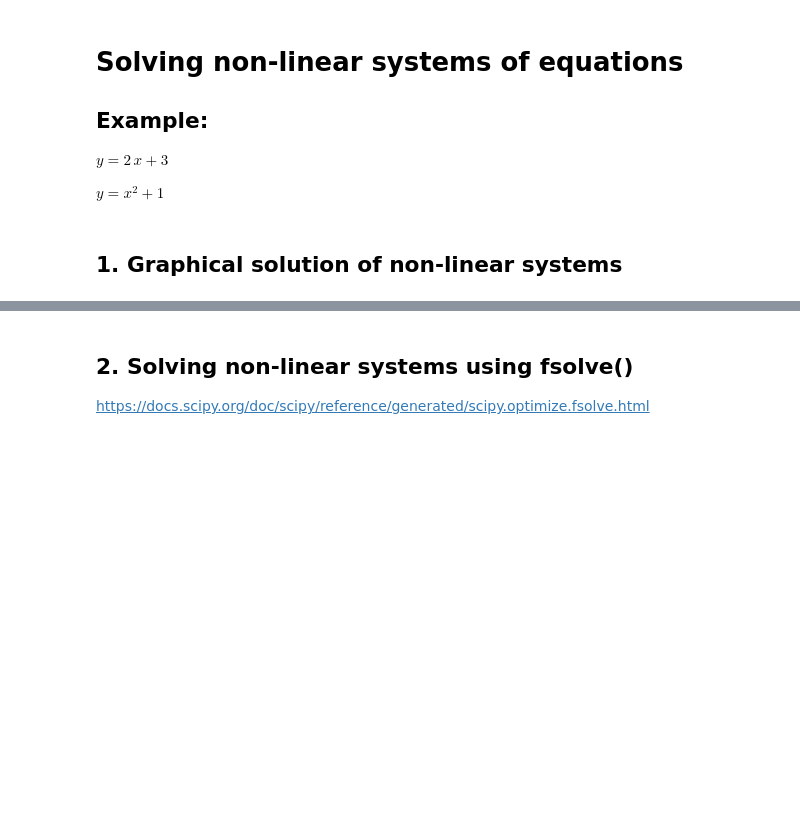
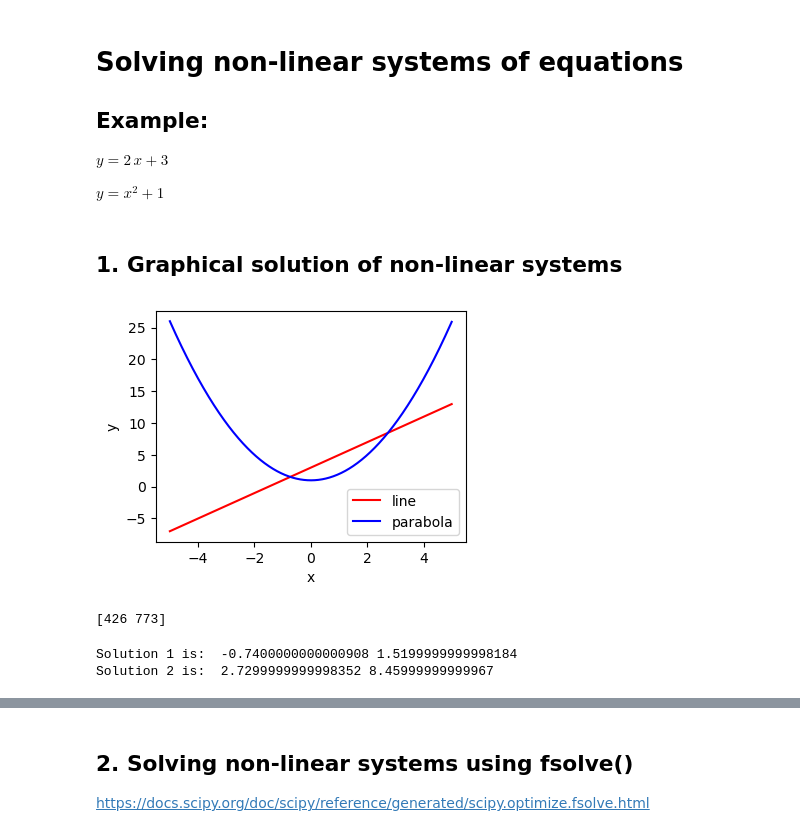
Before and after one commit to wbandabarragan/computational-physics-1, a Jupyter notebook: unit-2/210-non-linear-systems.ipynb, the cells around one changed output, grey strips where cells are left out. Drawn from its saved outputs; the diff is of its cells as text; code cells hidden in the pictures; blank space fills up the shorter version.

```diff
--- a/unit-2/210-non-linear-systems.ipynb
+++ b/unit-2/210-non-linear-systems.ipynb
@@ -11,0 +17,40 @@ $y = x^2 +1$
+# %%
+# 1. First we generate a vector for x
+
+x = np.arange(-5., +5., 0.01)
+
+# 2. Evaluate y
+
+y_1 = 2.*x + 3.
+y_2 = x**2 + 1.
+# %%
+# Plotting
+plt.figure(figsize=(4,3))
+
+plt.plot(x, y_1, color = "red", label = "line")
+plt.plot(x, y_2, color = "blue", label = "parabola")
+
+plt.xlabel(r"x")
+plt.ylabel(r"y")
+
+plt.legend()
+
+plt.show()
+# %% [output]
+[figure, added]
+# %%
+# 3. Get indices
+
+idx = np.argwhere(np.diff(np.sign(y_2 - y_1))).flatten()
+
+print(idx)
+# %% [output]
+[426 773]
+# %%
+# 4. Evaluate vectors with idx
+
+print("Solution 1 is: ", x[idx][0], y_1[idx][0])
+print("Solution 2 is: ", x[idx][1], y_1[idx][1])
+# %% [output]
+Solution 1 is:  -0.7400000000000908 1.5199999999998184
+Solution 2 is:  2.7299999999998352 8.45999999999967
```
Also changed, not shown: parts of 10 cells of this notebook.
